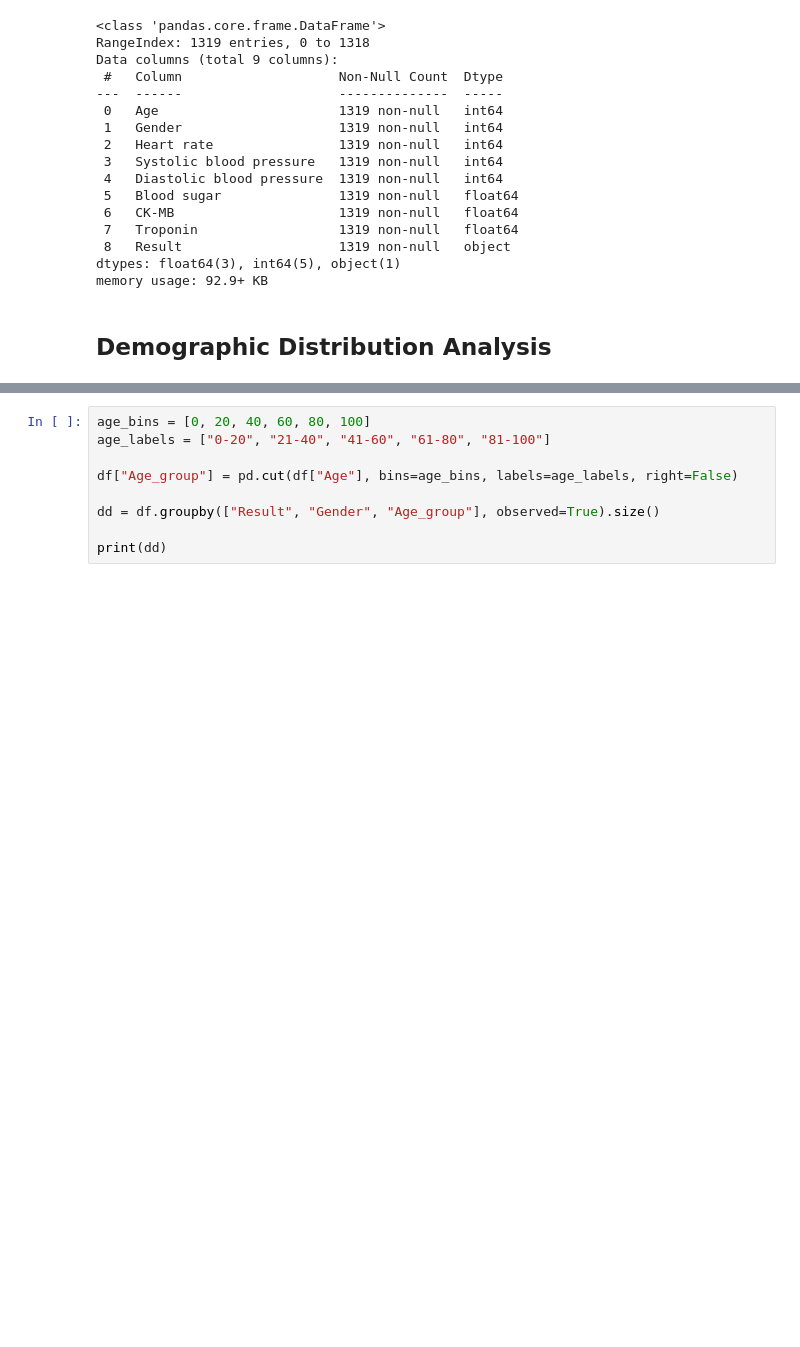
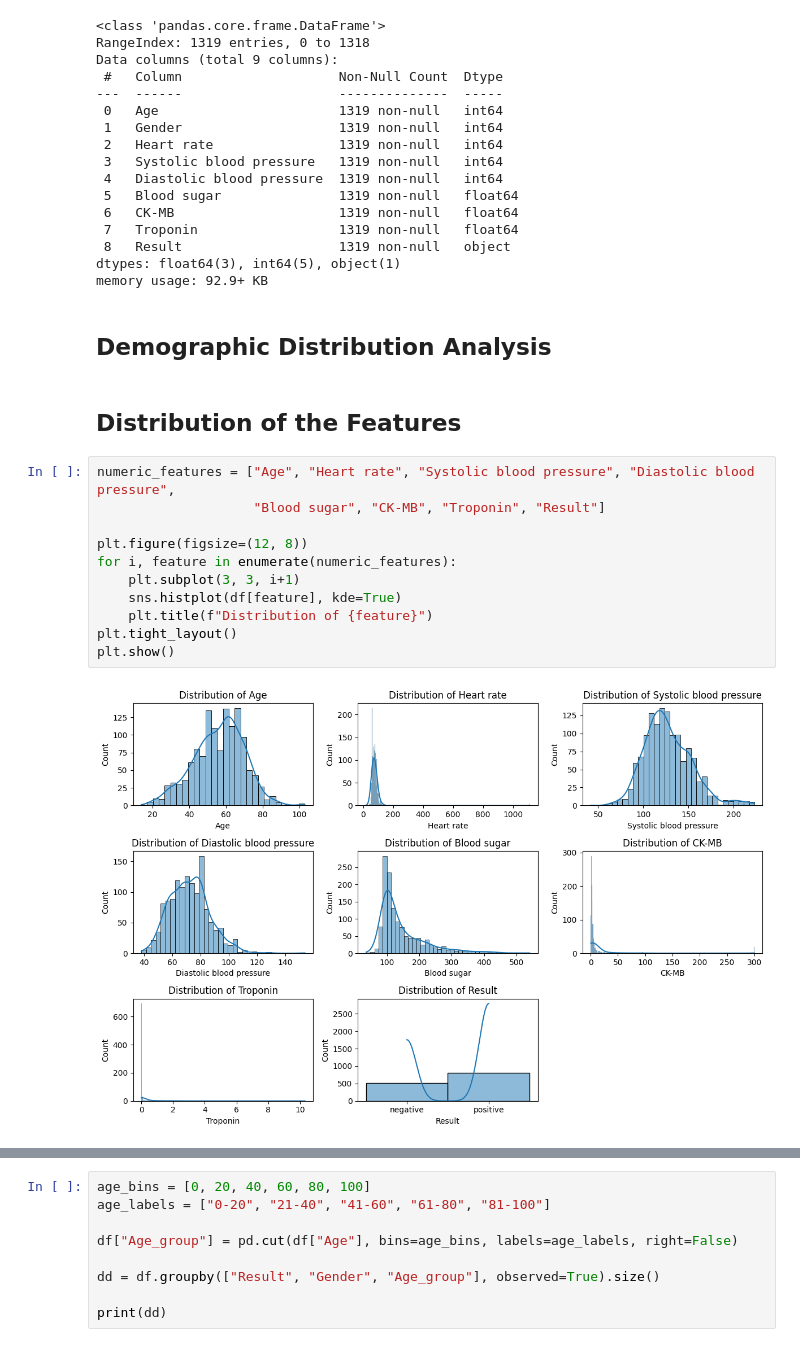
Before and after one commit to Md-Yasin-Arafat/eda-ml-workflow-, a Jupyter notebook: heart-disease-prediction.ipynb, the cells around one changed output, grey strips where cells are left out. Cells and saved outputs as stored; diff of their text form; blank space fills up the shorter version.

Commit message:
Kaggle Notebook | 💔 Hidden Adversaries of the Heart: RMSE 0.1525 | Detailed EDA Version

```diff
--- a/heart-disease-prediction.ipynb
+++ b/heart-disease-prediction.ipynb
@@ -66,3 +70,18 @@ dtypes: float64(3), int64(5), object(1)
 memory usage: 92.9+ KB
 # %% [markdown]
 ## **Demographic Distribution Analysis**
+# %% [markdown]
+## Distribution of the Features
+# %%
+numeric_features = ["Age", "Heart rate", "Systolic blood pressure", "Diastolic blood pressure",
+                    "Blood sugar", "CK-MB", "Troponin", "Result"]
+
+plt.figure(figsize=(12, 8))
+for i, feature in enumerate(numeric_features):
+    plt.subplot(3, 3, i+1)
+    sns.histplot(df[feature], kde=True)
+    plt.title(f"Distribution of {feature}")
+plt.tight_layout()
+plt.show()
+# %% [output]
+[figure, added]
```
Also changed, not shown: parts of 24 cells of this notebook.
